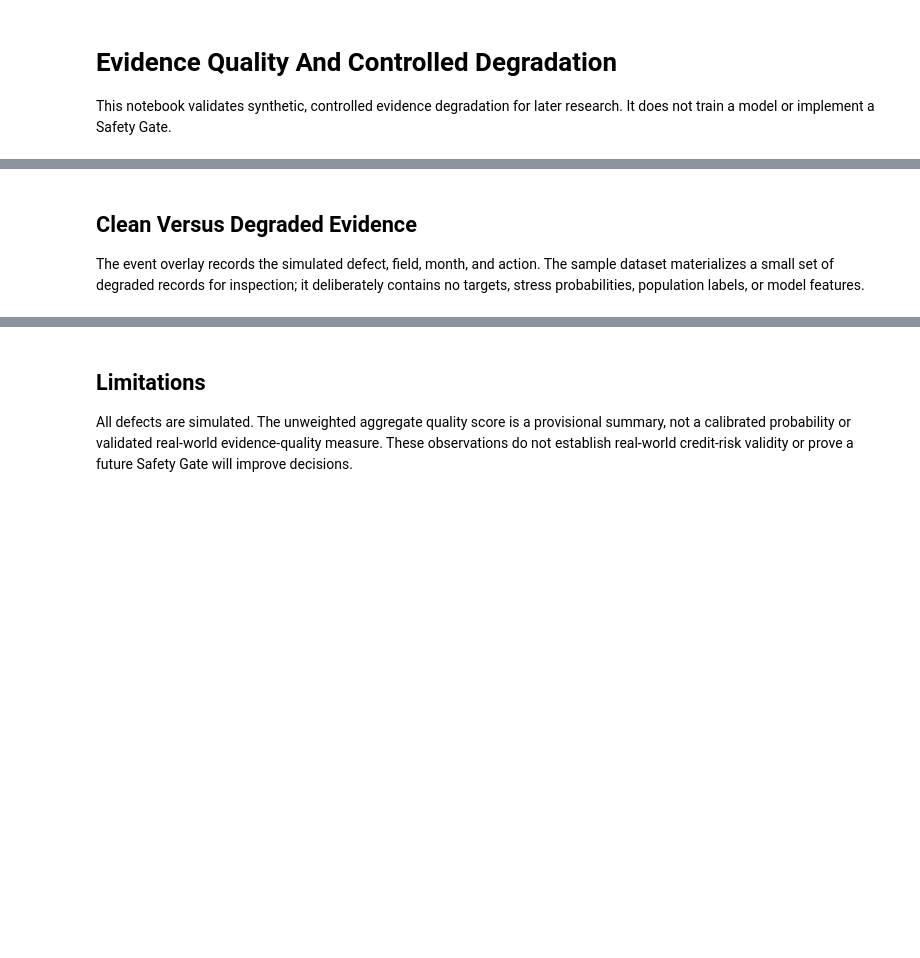
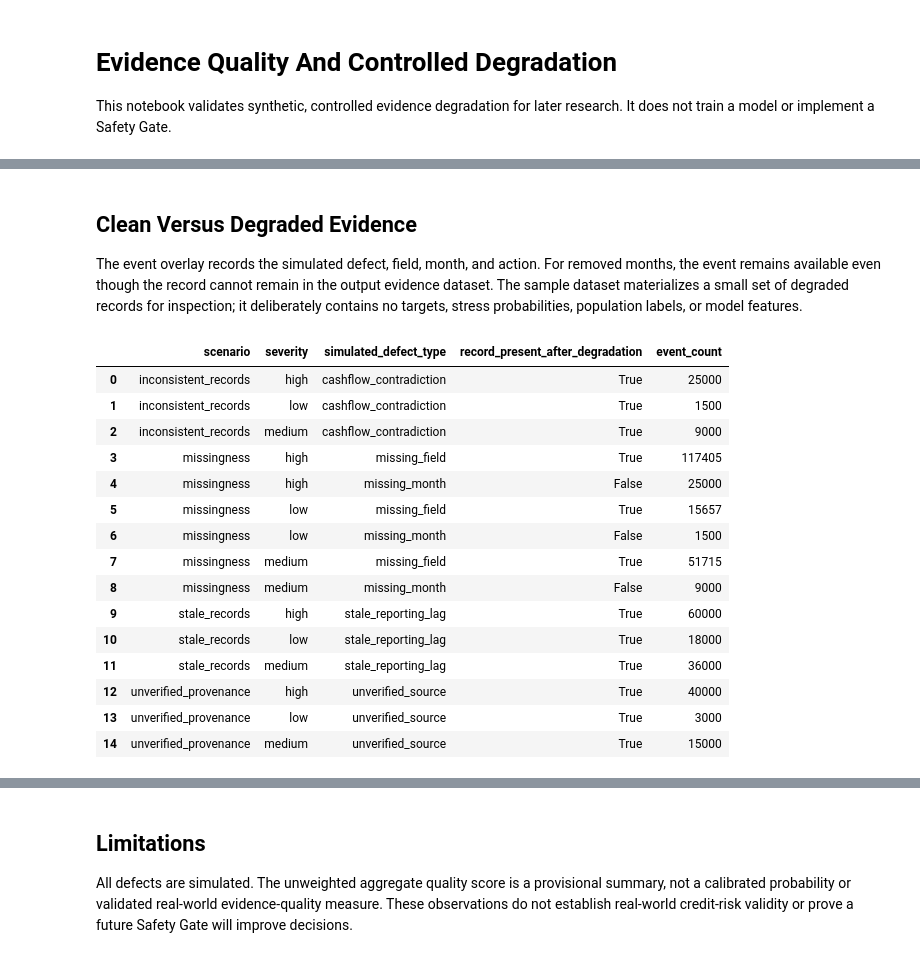
Before and after one commit to Gaurav4025/alternative-credit-decision-integrity, a Jupyter notebook: notebooks/05_evidence_quality.ipynb, the cells around one changed output, grey strips where cells are left out. Saved outputs shown, nothing was run; the diff lists cells and outputs as text; code cells hidden in the pictures; blank space fills up the shorter version.

```diff
--- a/notebooks/05_evidence_quality.ipynb
+++ b/notebooks/05_evidence_quality.ipynb
@@ -37,9 +53,26 @@ summary
 # %% [markdown]
 ## Clean Versus Degraded Evidence
 
-The event overlay records the simulated defect, field, month, and action. The sample dataset materializes a small set of degraded records for inspection; it deliberately contains no targets, stress probabilities, population labels, or model features.
+The event overlay records the simulated defect, field, month, and action. For removed months, the event remains available even though the record cannot remain in the output evidence dataset. The sample dataset materializes a small set of degraded records for inspection; it deliberately contains no targets, stress probabilities, population labels, or model features.
 # %%
-events.groupby(['scenario', 'severity', 'simulated_defect_type']).size().rename('event_count').reset_index()
+events.groupby(['scenario', 'severity', 'simulated_defect_type', 'record_present_after_degradation']).size().rename('event_count').reset_index()
+# %% [output]
+|  | scenario | severity | simulated_defect_type | record_present_after_degradation | event_count |
+| 0 | inconsistent_records | high | cashflow_contradiction | True | 25000 |
+| 1 | inconsistent_records | low | cashflow_contradiction | True | 1500 |
+| 2 | inconsistent_records | medium | cashflow_contradiction | True | 9000 |
+| 3 | missingness | high | missing_field | True | 117405 |
+| 4 | missingness | high | missing_month | False | 25000 |
+| 5 | missingness | low | missing_field | True | 15657 |
+| 6 | missingness | low | missing_month | False | 1500 |
+| 7 | missingness | medium | missing_field | True | 51715 |
+| 8 | missingness | medium | missing_month | False | 9000 |
+| 9 | stale_records | high | stale_reporting_lag | True | 60000 |
+| 10 | stale_records | low | stale_reporting_lag | True | 18000 |
+| 11 | stale_records | medium | stale_reporting_lag | True | 36000 |
+| 12 | unverified_provenance | high | unverified_source | True | 40000 |
+| 13 | unverified_provenance | low | unverified_source | True | 3000 |
+| 14 | unverified_provenance | medium | unverified_source | True | 15000 |
 # %%
 fig, axes = plt.subplots(1, 2, figsize=(12, 4))
 sns.barplot(data=summary, x='severity', y='mean_completeness_score', hue='scenario', ax=axes[0])
```
Also changed, not shown: parts of 6 cells of this notebook, 9 other files.
